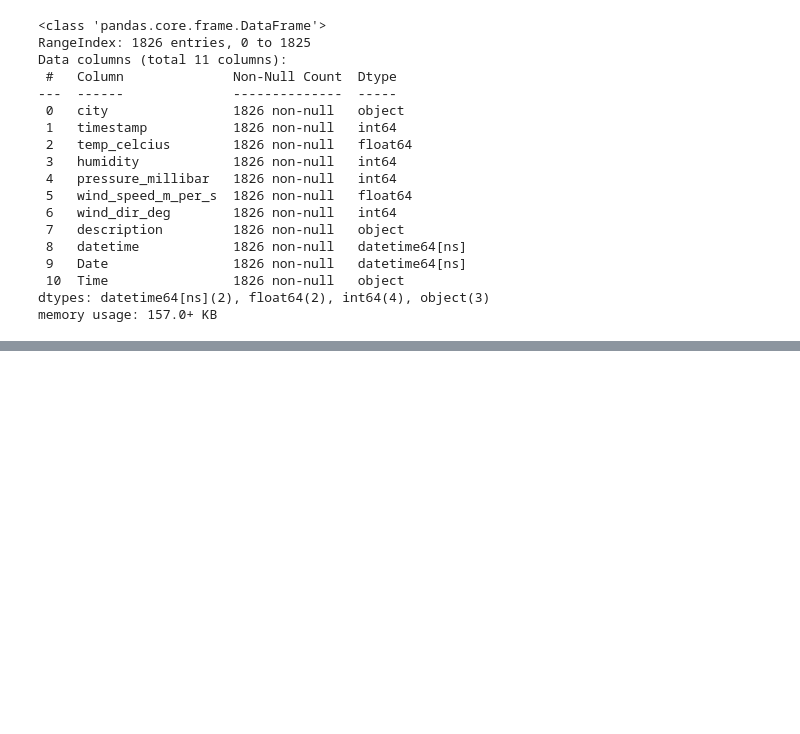
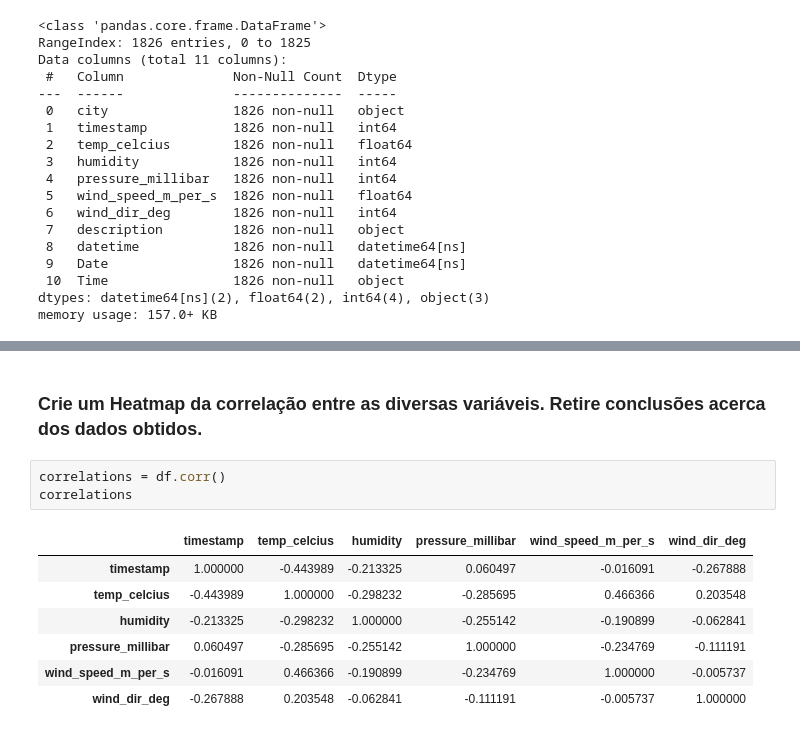
Before and after one commit to PaivaX/Big_data_IPT, a Jupyter notebook: project1.ipynb, the cells around one changed output, grey strips where cells are left out. Saved outputs shown, nothing was run; the diff lists cells and outputs as text; blank space fills up the shorter version.

```diff
--- a/project1.ipynb
+++ b/project1.ipynb
@@ -329,0 +427,13 @@ plt.show()
+# %% [markdown]
+### Crie um Heatmap da correlação entre as diversas variáveis. Retire conclusões acerca dos dados obtidos.
+# %%
+correlations = df.corr()
+correlations
+# %% [output]
+|  | timestamp | temp_celcius | humidity | pressure_millibar | wind_speed_m_per_s | wind_dir_deg |
+| timestamp | 1.000000 | -0.443989 | -0.213325 | 0.060497 | -0.016091 | -0.267888 |
+| temp_celcius | -0.443989 | 1.000000 | -0.298232 | -0.285695 | 0.466366 | 0.203548 |
+| humidity | -0.213325 | -0.298232 | 1.000000 | -0.255142 | -0.190899 | -0.062841 |
+| pressure_millibar | 0.060497 | -0.285695 | -0.255142 | 1.000000 | -0.234769 | -0.111191 |
+| wind_speed_m_per_s | -0.016091 | 0.466366 | -0.190899 | -0.234769 | 1.000000 | -0.005737 |
+| wind_dir_deg | -0.267888 | 0.203548 | -0.062841 | -0.111191 | -0.005737 | 1.000000 |
```
Also changed, not shown: parts of 25 cells of this notebook.
